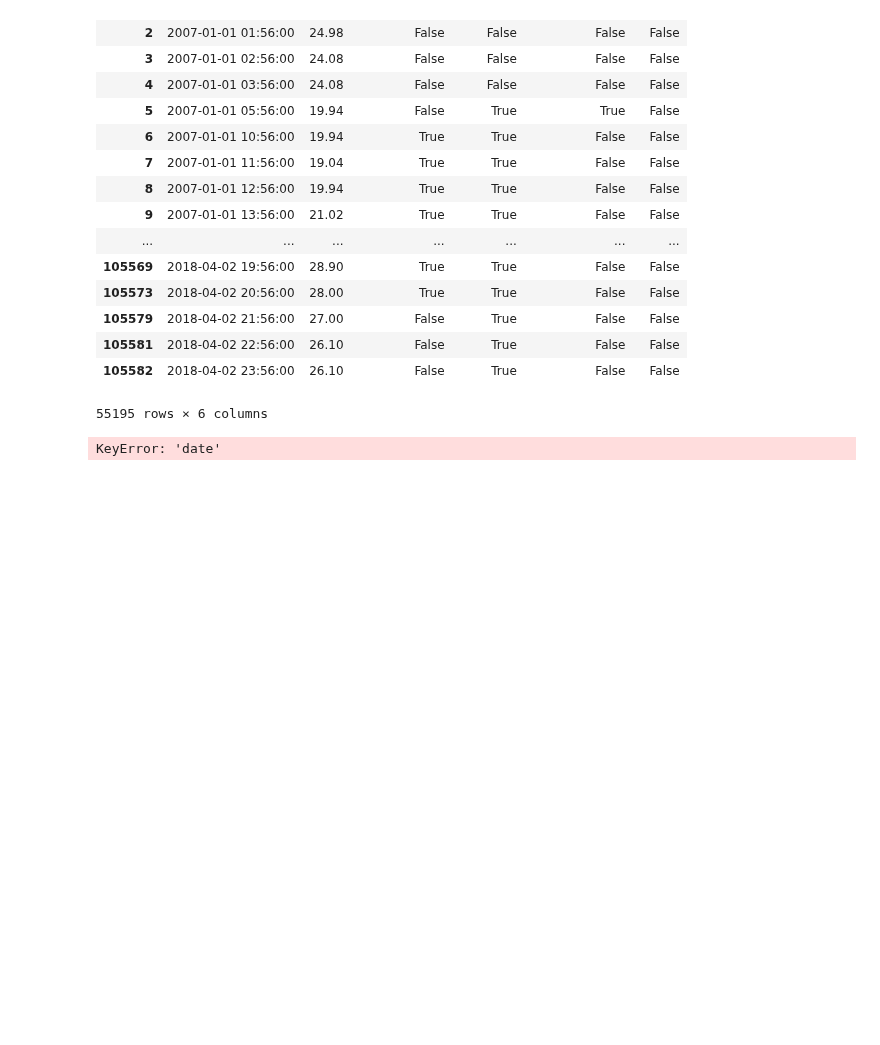
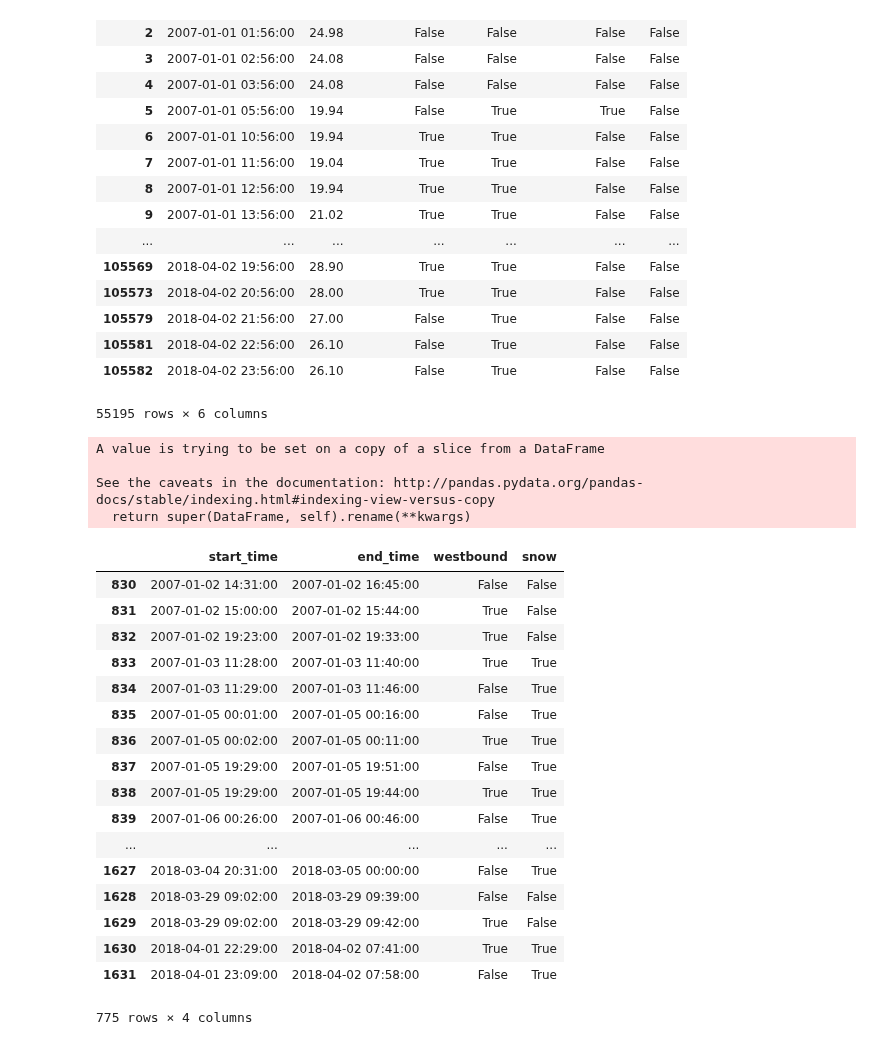
Before and after one commit to leannebaldwin/Pass_Closure, a Jupyter notebook: data_exploration/combine_data.ipynb, the cells around one changed output. Saved outputs shown, nothing was run; the diff lists cells and outputs as text; code cells hidden in the pictures; blank space fills up the shorter version.

Commit message:
Add further exploration on combining the data

```diff
--- a/data_exploration/combine_data.ipynb
+++ b/data_exploration/combine_data.ipynb
@@ -123,7 +123,7 @@ def clean_pass_data(filename):
     data.rename(columns={'INCIDENT END TIMES - DIRECTIONAL':'end_time'}, inplace=True)
 
     #use only dates from 2007-01-01 to match with available weather and traffic volume data
-    df = data[(data['date'] > '2006-12-31')]
+    df = data[(data['start_time'] > '2006-12-31')]
 
     #rename 'Delay Time Total' to delay
     df.rename(columns={'Delay Time Total':'delay'}, inplace=True)
@@ -156,4 +156,28 @@ def clean_pass_data(filename):
 # %%
 pass_closure_df = clean_pass_data('Cumulative_Snoqualmie_Pass_Delay_Closures_1992_2018.xlsx')
 # %% [output]
-KeyError: 'date'
+A value is trying to be set on a copy of a slice from a DataFrame
+
+See the caveats in the documentation: http://pandas.pydata.org/pandas-docs/stable/indexing.html#indexing-view-versus-copy
+  return super(DataFrame, self).rename(**kwargs)
+# %%
+pass_closure_df
+# %% [output]
+|  | start_time | end_time | westbound | snow |
+| 830 | 2007-01-02 14:31:00 | 2007-01-02 16:45:00 | False | False |
+| 831 | 2007-01-02 15:00:00 | 2007-01-02 15:44:00 | True | False |
+| 832 | 2007-01-02 19:23:00 | 2007-01-02 19:33:00 | True | False |
+| 833 | 2007-01-03 11:28:00 | 2007-01-03 11:40:00 | True | True |
+| 834 | 2007-01-03 11:29:00 | 2007-01-03 11:46:00 | False | True |
+| 835 | 2007-01-05 00:01:00 | 2007-01-05 00:16:00 | False | True |
+| 836 | 2007-01-05 00:02:00 | 2007-01-05 00:11:00 | True | True |
+| 837 | 2007-01-05 19:29:00 | 2007-01-05 19:51:00 | False | True |
+| 838 | 2007-01-05 19:29:00 | 2007-01-05 19:44:00 | True | True |
+| 839 | 2007-01-06 00:26:00 | 2007-01-06 00:46:00 | False | True |
+| ... | ... | ... | ... | ... |
+| 1627 | 2018-03-04 20:31:00 | 2018-03-05 00:00:00 | False | True |
+| 1628 | 2018-03-29 09:02:00 | 2018-03-29 09:39:00 | False | False |
+| 1629 | 2018-03-29 09:02:00 | 2018-03-29 09:42:00 | True | False |
+| 1630 | 2018-04-01 22:29:00 | 2018-04-02 07:41:00 | True | True |
+| 1631 | 2018-04-01 23:09:00 | 2018-04-02 07:58:00 | False | True |
+775 rows × 4 columns
```
Also changed, not shown: parts of 1 cell of this notebook.
